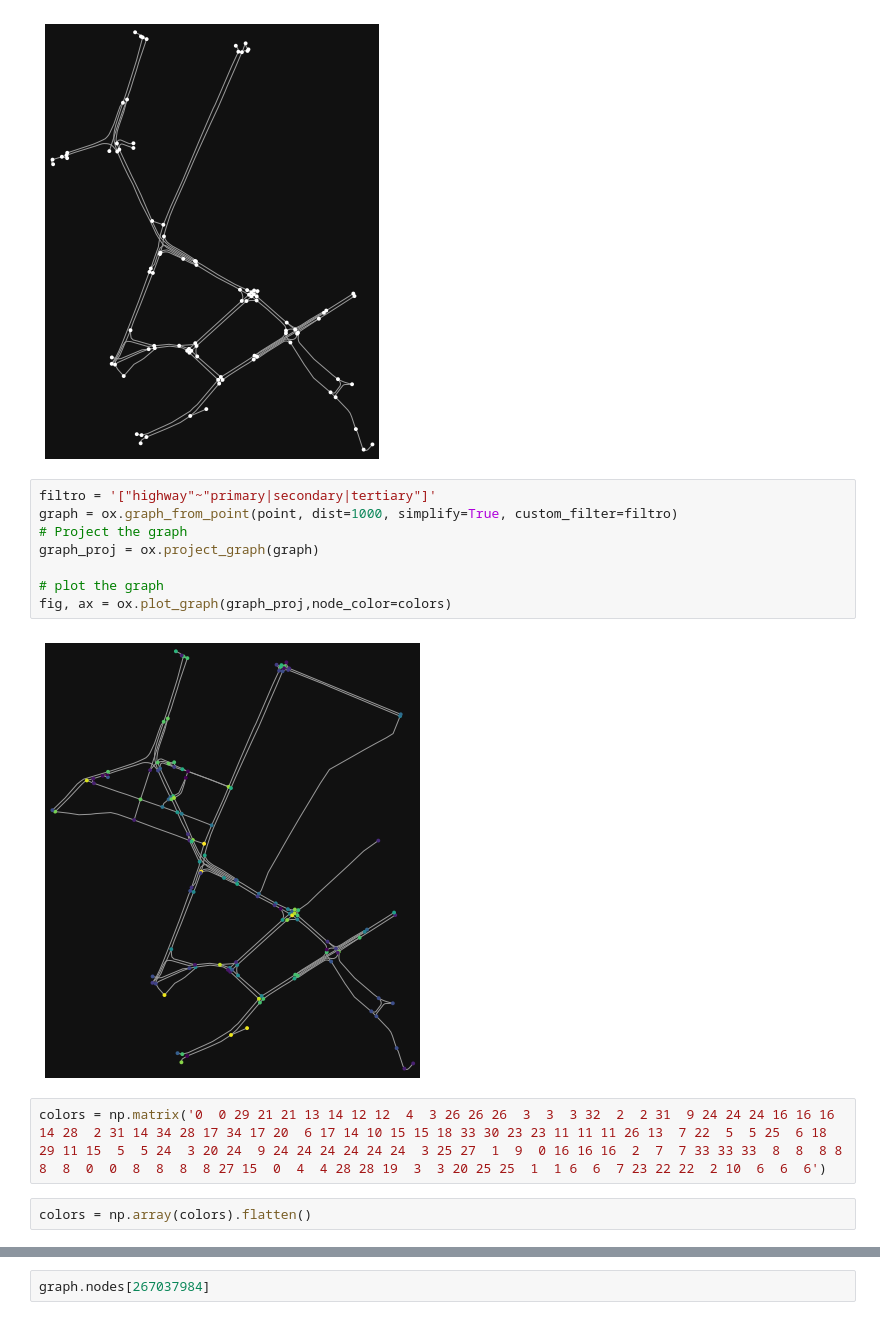
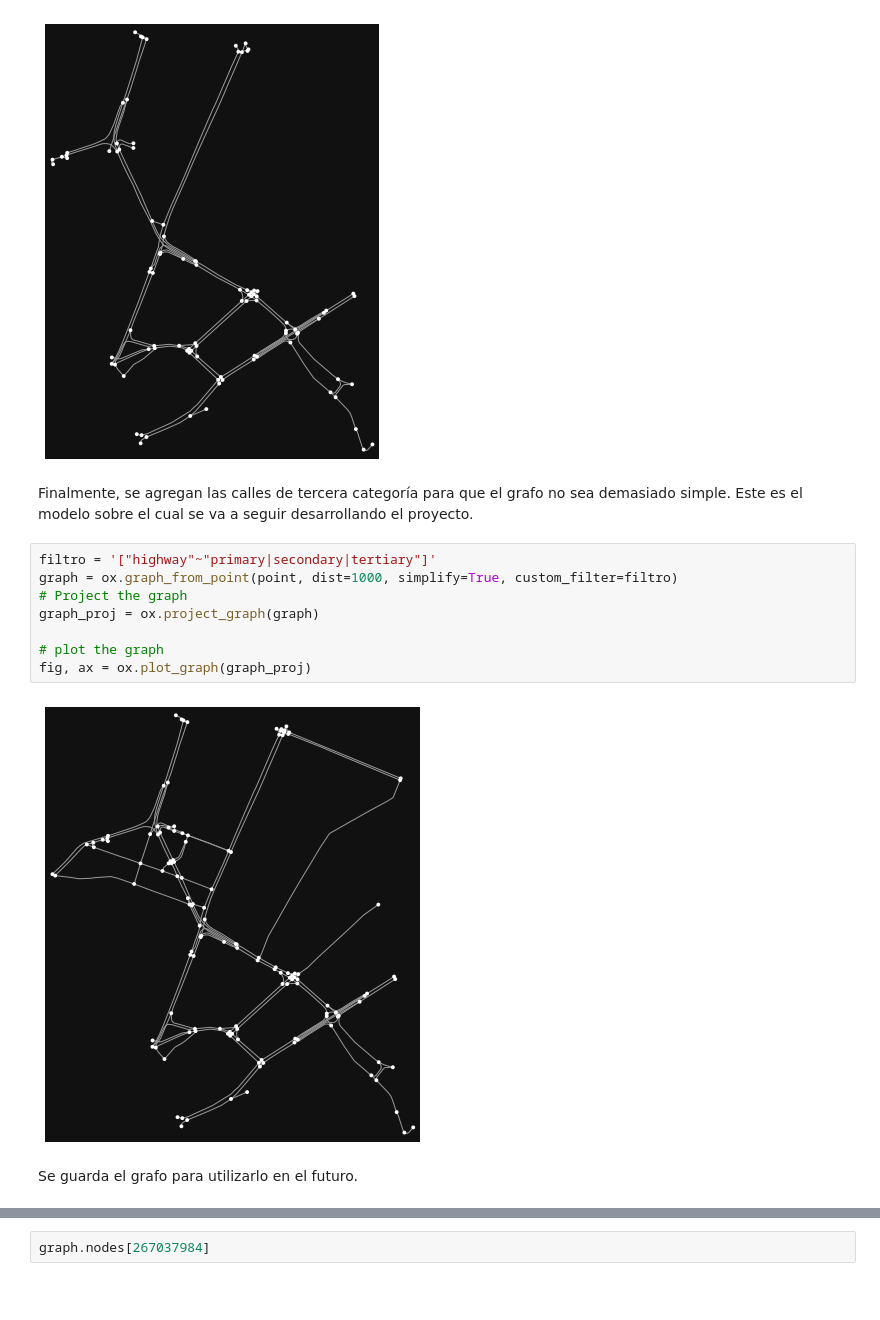
Before and after one commit to danielTeniente/proyecto_capstone, a Jupyter notebook: grafo_sector/Tema_1.ipynb, the cells around one changed output, grey strips where cells are left out. Saved outputs shown, nothing was run; the diff lists cells and outputs as text; blank space fills up the shorter version.

```diff
--- a/grafo_sector/Tema_1.ipynb
+++ b/grafo_sector/Tema_1.ipynb
@@ -100,17 +72,17 @@ graph_proj = ox.project_graph(graph)
 fig, ax = ox.plot_graph(graph_proj)
 # %% [output]
 [figure]
+# %% [markdown]
+Finalmente, se agregan las calles de tercera categoría para que el grafo no sea demasiado simple. Este es el modelo sobre el cual se va a seguir desarrollando el proyecto.
 # %%
 filtro = '["highway"~"primary|secondary|tertiary"]'
 graph = ox.graph_from_point(point, dist=1000, simplify=True, custom_filter=filtro)
 # Project the graph
 graph_proj = ox.project_graph(graph)
 
 # plot the graph
-fig, ax = ox.plot_graph(graph_proj,node_color=colors)
+fig, ax = ox.plot_graph(graph_proj)
 # %% [output]
-[figure, old version]
+[figure, new version]
-# %%
-colors = np.matrix('0  0 29 21 21 13 14 12 12  4  3 26 26 26  3  3  3 32  2  2 31  9 24 24 24 16 16 16 14 28  2 31 14 34 28 17 34 17 20  6 17 14 10 15 15 18 33 30 23 23 11 11 11 26 13  7 22  5  5 25  6 18 29 11 15  5  5 24  3 20 24  9 24 24 24 24 24 24  3 25 27  1  9  0 16 16 16  2  7  7 33 33 33  8  8  8 8  8  8  0  0  8  8  8  8 27 15  0  4  4 28 28 19  3  3 20 25 25  1  1 6  6  7 23 22 22  2 10  6  6  6')
-# %%
-colors = np.array(colors).flatten()
+# %% [markdown]
+Se guarda el grafo para utilizarlo en el futuro.
```
Also changed, not shown: parts of 41 cells of this notebook, 7 other files.
